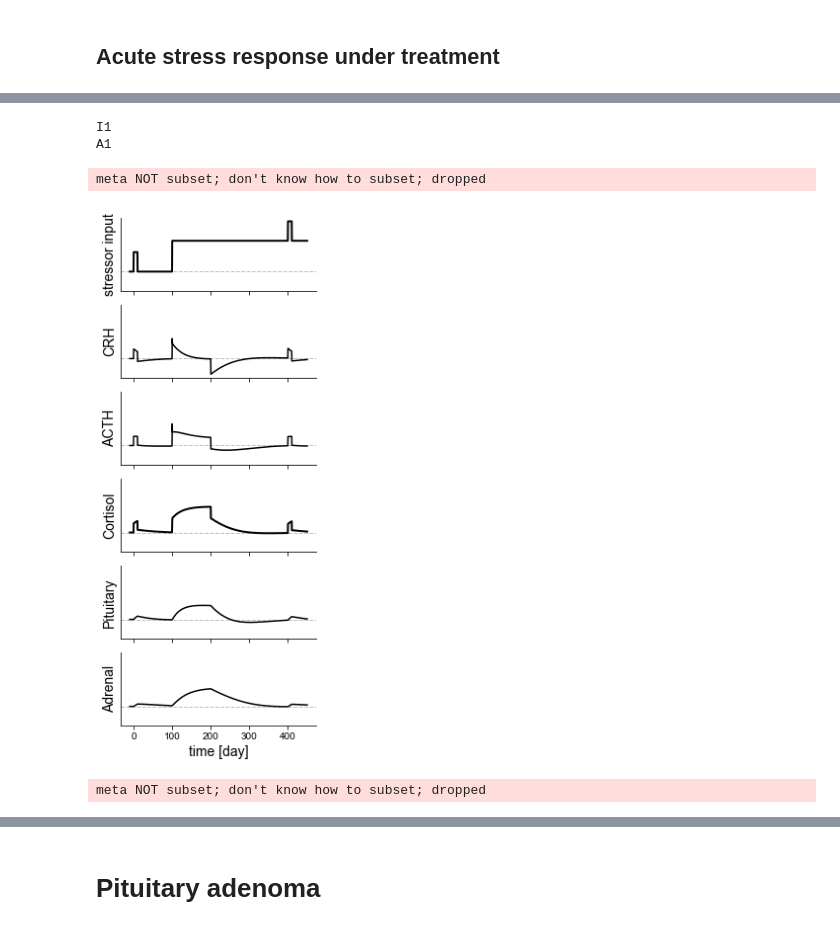
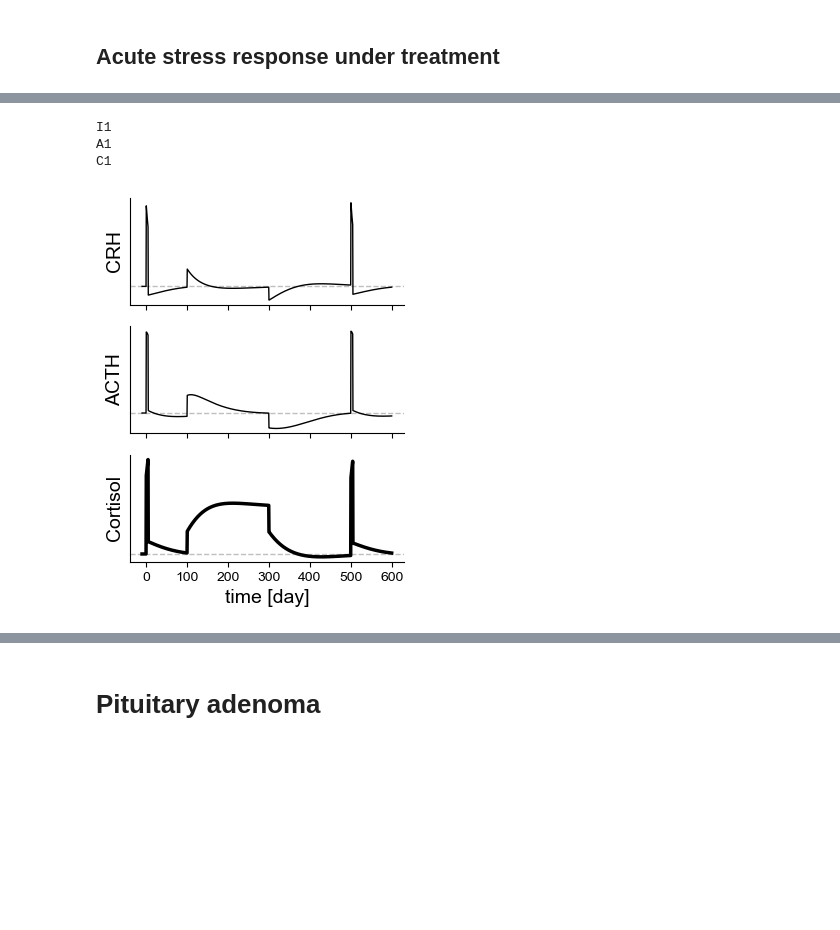
Before and after one commit to tomermilo/hpa-drugs, a Jupyter notebook: hpa drugs.ipynb, the cells around one changed output, grey strips where cells are left out. Drawn from its saved outputs; the diff is of its cells as text; code cells hidden in the pictures; blank space fills up the shorter version.

```diff
--- a/hpa drugs.ipynb
+++ b/hpa drugs.ipynb
@@ -550,7 +597,6 @@ for i, (treatment_name, treatment) in enumerate(treatments):
     # despine right and top
     axs[0].spines['right'].set_visible(False)
     axs[0].spines['top'].set_visible(False)
-    # plt.xlabel('time [day]', size=10)
     # axs[0].set_ylabel('chronic\nstress', size=10)
     axs[0].set_yticks([])
     axs[0].tick_params(axis='x', labelsize=6)
@@ -563,6 +609,6 @@ for i, (treatment_name, treatment) in enumerate(treatments):
         log=True,
         show_y_ticks=False,
         ax=axs[1],
-        highlight_crh=True,
+        highlight_hormone=0,
     )
 # %% [output]
@@ -633,7 +788,7 @@ for i, (treatment_name, treatment) in enumerate(treatments):
         cortisol[i],
         cortisol_effect[i],
         shift=Tt,
-        save=f'../figures/chronic stress/cortisol_{treatment_name}_no_glands',
+        # save=f'../figures/chronic stress/cortisol_{treatment_name}_no_glands',
         ylim=[0.8*min_lim_y, 10/9*max_lim_y],
         log=True,
     )
@@ -685,8 +1017,6 @@ def run_warmup_and_simulation(t, simulation_params, warmup_params=None, method='
     return np.hstack(
         (
             HPA_dynamics,
-            (HPA_dynamics[:, 0]*np.array([run_params['C1'](i) for i in t]))[:, np.newaxis],
-            (HPA_dynamics[:, 1]*np.array([run_params['C2'](i) for i in t]))[:, np.newaxis],
             (HPA_dynamics[:, 2]*np.array([run_params['C3'](i) for i in t]))[:, np.newaxis],
         )
     ), t
@@ -701,8 +1031,8 @@ def run_chronic_stress_simulation(t, stress_input, treatments, method='odeint'):
             for j, KGR in enumerate([4, 10**6]):
                 chronic_stress, t = run_warmup_and_simulation(t, simulation_params={'ut': stress_input, 'KGR': KGR, 'KA': KA, treatment_name: treatment}, method=method)
 
-                kgr_label = '$K_{GR}\\to\infty$' if KGR > 10**5 else f'$K_{{GR}}={KGR}$'
-                ka_label = '$K_A\\to\infty$' if KA > 10**5 else f'$K_A={KA}$'
+                kgr_label = '$K_{GR}\\to\\infty$' if KGR > 10**5 else f'$K_{{GR}}={KGR}$'
+                ka_label = '$K_A\\to\\infty$' if KA > 10**5 else f'$K_A={KA}$'
 
                 C3 = treatment if treatment_name == 'C3' else None
                 plot_dynamics(t, chronic_stress, f'chronic stress - {kgr_label}, {ka_label}', ylim=None, log=True, ax=ax[i, j], C3=C3)
@@ -736,11 +1072,14 @@ plt.tick_params(axis='x', labelsize=6)
 # %%
+KGR = 4
+KA = 10**6
+
 treatments = [
     # ('No treatment', None),
-    ('I1', lambda t: 1 if t < Tt else 1/chronic_input),
-    # ('C1', lambda t: 1 if t < Tt else 1/chronic_input),
-    ('A1', lambda t: 1 if t < Tt else chronic_input),
-    # ('C3', lambda t: 1 if t < Tt else 1/chronic_input),
-    # ('C3', lambda t: 1 if t < Tt else chronic_input),
+    ('I1', lambda t: 1 if t < Tt else 1/chronic_stress),
+    ('A1', lambda t: 1 if t < Tt else chronic_stress),
+    ('C1', lambda t: 1 if t < Tt else 1/chronic_stress),
+    # ('C3', lambda t: 1 if t < Tt else 1/chronic_stress),
+    # ('C3', lambda t: 1 if t < Tt else chronic_stress),
 ]
 
 # HPA_dynamics = np.zeros((len(treatments), 6, len(t)))
@@ -749,32 +1088,27 @@ times = []
 
 for k, (treatment_name, treatment) in enumerate(treatments):
     print(treatment_name)
-    # sol, time = run_warmup_and_simulation(t, simulation_params={'ut': ut, 'KGR': 4, 'KA': 4, treatment_name: treatment}, method="solve_ivp")
-    sol, time = run_warmup_and_simulation(t, simulation_params={'ut': ut, 'KGR': 4, 'KA': 4, treatment_name: treatment}, method="odeint")
+    # sol, time = run_warmup_and_simulation(t, simulation_params={'ut': ut, 'KGR': KGR, 'KA': KA, treatment_name: treatment}, method="solve_ivp")
+    sol, time = run_warmup_and_simulation(t, simulation_params={'ut': ut, 'KGR': KGR, 'KA': KA, treatment_name: treatment}, method="odeint")
     HPA_dynamics.append(sol)
     times.append(time)
 # %% [output]
 I1
 A1
+C1
 # %%
 for j in range(len(treatments)):
-    f, axs = new_fig((9, 6*4), ncols=1, nrows=6, show_spines=False, sharex=True, sharey=True)
-    for i, label in enumerate(['stressor input', 'CRH', 'ACTH', 'Cortisol', 'Pituitary', 'Adrenal']):
+    f, axs = new_fig((9, 3*4), ncols=1, nrows=3, show_spines=False, sharex=True)
+    for i, label in enumerate(['CRH', 'ACTH', 'Cortisol']):
         axs[i].axhline(1, color='gray', lw=1, alpha=0.5, ls='--')
-        lw = 2 if (i == 0) | (i == 3) else 1.5
-        if i == 0:
-            axs[i].plot(times[j], [ut(i) for i in times[j]], color='black', lw=lw)
-            # axs[i].plot([Tt, Tt], [0, chronic_input], color='red', lw=1, ls='--')
-        else:
-            axs[i].plot(times[j], HPA_dynamics[j][:, i-1], lw=lw, color='black')
-        axs[i].set_yscale('log', base=2)
+        lw = 2.5 if i == 2 else 1
+        axs[i].plot(times[j], HPA_dynamics[j][:, i], lw=lw, color='black')
         axs[i].set_ylabel(label, size=14)
         axs[i].set_yticks([])
         axs[i].tick_params(axis='x', labelsize=10)
+        axs[i].set_xticks(np.arange(0, t[-1]+1, 100))
     axs[i].set_xlabel('time [day]', size=14)
-    save_fig(f'../figures/chronic stress/acute_stress_response_in_treatment_{treatments[j][0]}_concat')
+    # save_fig(f'../figures/chronic stress/revisions/acute_stress_response_in_treatment_{treatments[j][0]}_concat')
     plt.show()
 # %% [output]
-meta NOT subset; don't know how to subset; dropped
-[figure, old version]
+[figure, new version]
-meta NOT subset; don't know how to subset; dropped
```
Also changed, not shown: parts of 41 cells of this notebook, 1 other file.
